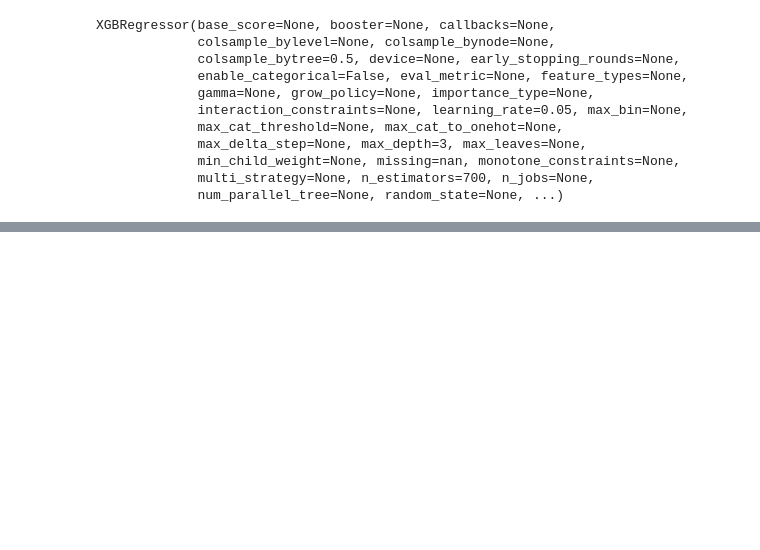
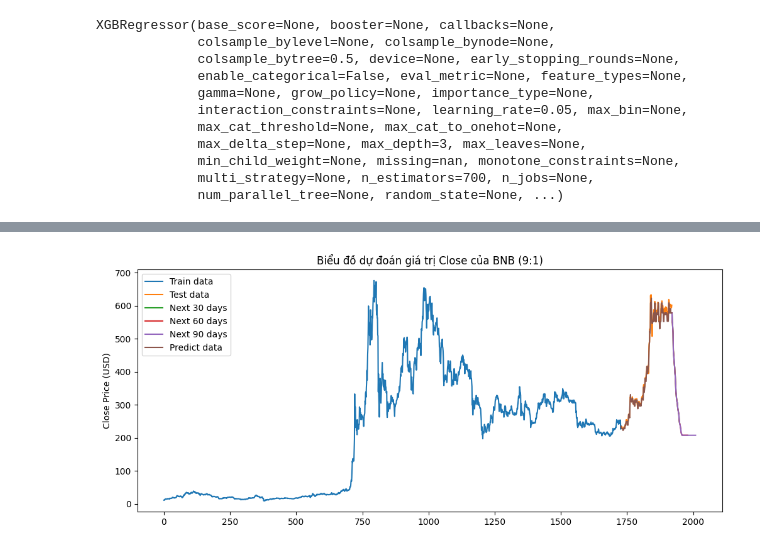
Before and after one commit to Kao2-03/IS403_O21_17, a Jupyter notebook: Model/XGBOOST/Team17_XGBoost_BNB.ipynb, the cells around one changed output, grey strips where cells are left out. Cells and saved outputs as stored; diff of their text form; code cells hidden in the pictures; blank space fills up the shorter version.

```diff
--- a/Model/XGBOOST/Team17_XGBoost_BNB.ipynb
+++ b/Model/XGBOOST/Team17_XGBoost_BNB.ipynb
@@ -531,0 +564,16 @@ plt.show()
+# %%
+# bảng dự đoán chung
+
+plt.figure(figsize=(12, 5))
+plt.plot(y_train, label='Train data')
+plt.plot(y_test, label='Test data')
+plt.plot(range(len(df), len(df)+30),x_next_30_day, label='Next 30 days')
+plt.plot(range(len(df), len(df)+60),x_next_60_day, label='Next 60 days')
+plt.plot(range(len(df), len(df)+90),x_next_90_day, label='Next 90 days')
+plt.plot(X_test.index, y_pred, label='Predict data')
+plt.ylabel('Close Price (USD)')
+plt.title('Biểu đồ dự đoán giá trị Close của BNB (9:1)')
+plt.legend()
+plt.show()
+# %% [output]
+[figure, added]
```
Also changed, not shown: parts of 38 cells of this notebook, 5 other files.
